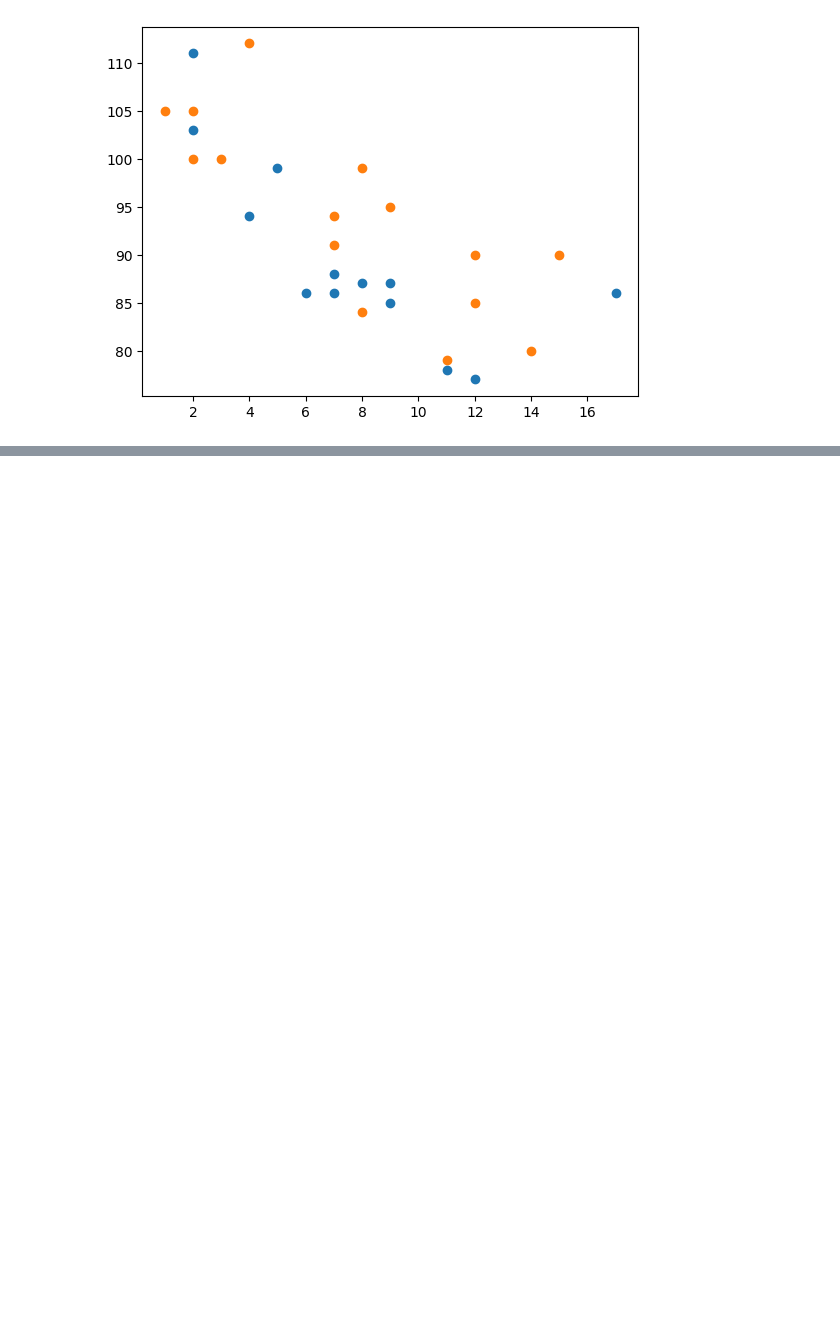
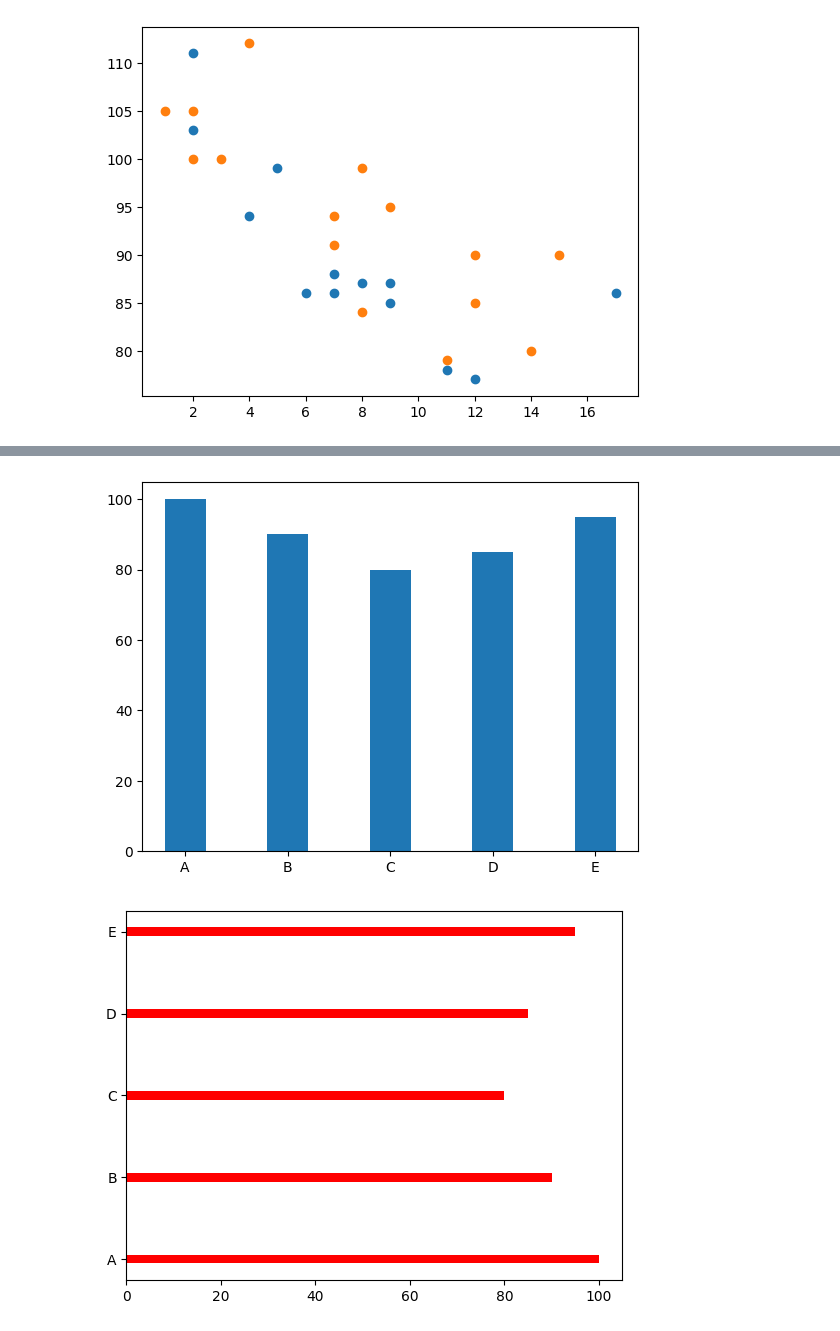
Before and after one commit to themysterysolver/PYTHON_BASICS, a Jupyter notebook: MATPLOTLIB/Matplotlib.ipynb, the cells around one changed output, grey strips where cells are left out. Cells and saved outputs as stored; diff of their text form; code cells hidden in the pictures; blank space fills up the shorter version.

```diff
--- a/MATPLOTLIB/Matplotlib.ipynb
+++ b/MATPLOTLIB/Matplotlib.ipynb
@@ -164,0 +183,10 @@ plt.show()
+# %%
+xb=np.array(["A","B","C","D","E"])
+yb=np.array([100,90,80,85,95])
+plt.bar(xb,yb,width=0.4)#default 0.8
+plt.show()
+plt.barh(xb,yb,color="red",height=0.1)
+plt.show()
+# %% [output]
+[figure, added]
+[figure, added]
```
Also changed, not shown: parts of 3 cells of this notebook.
